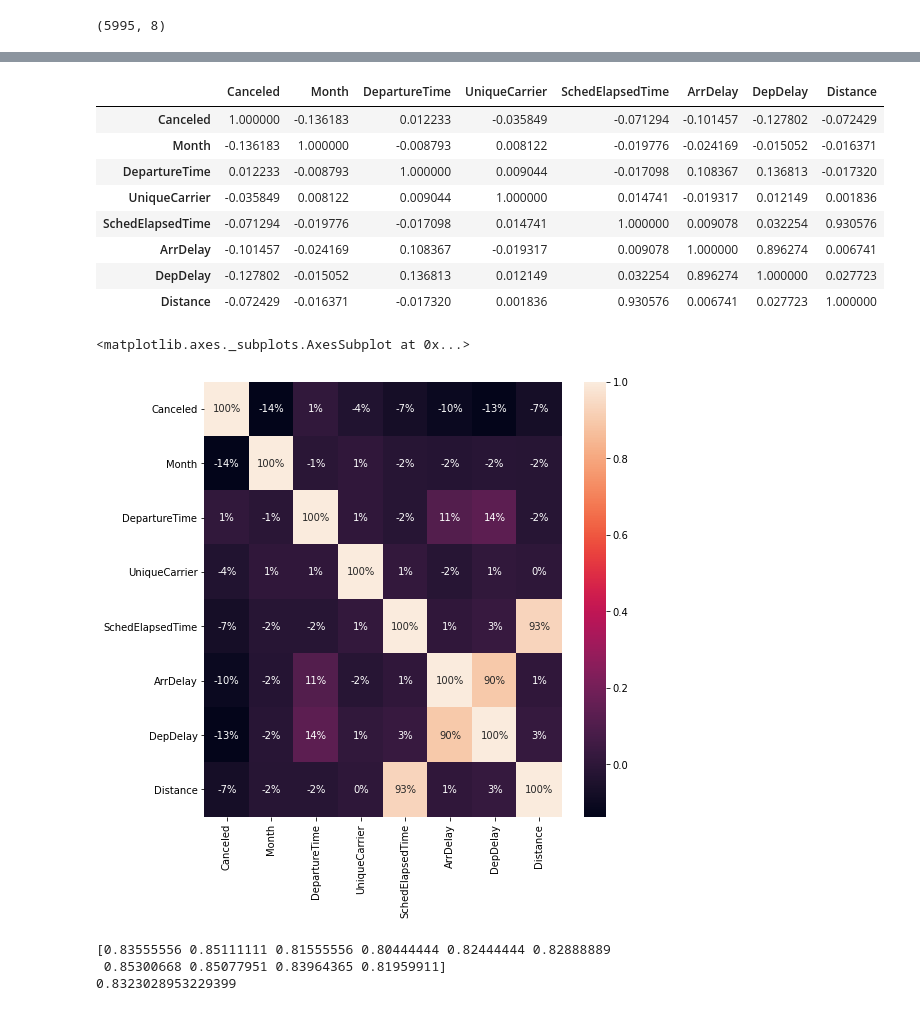
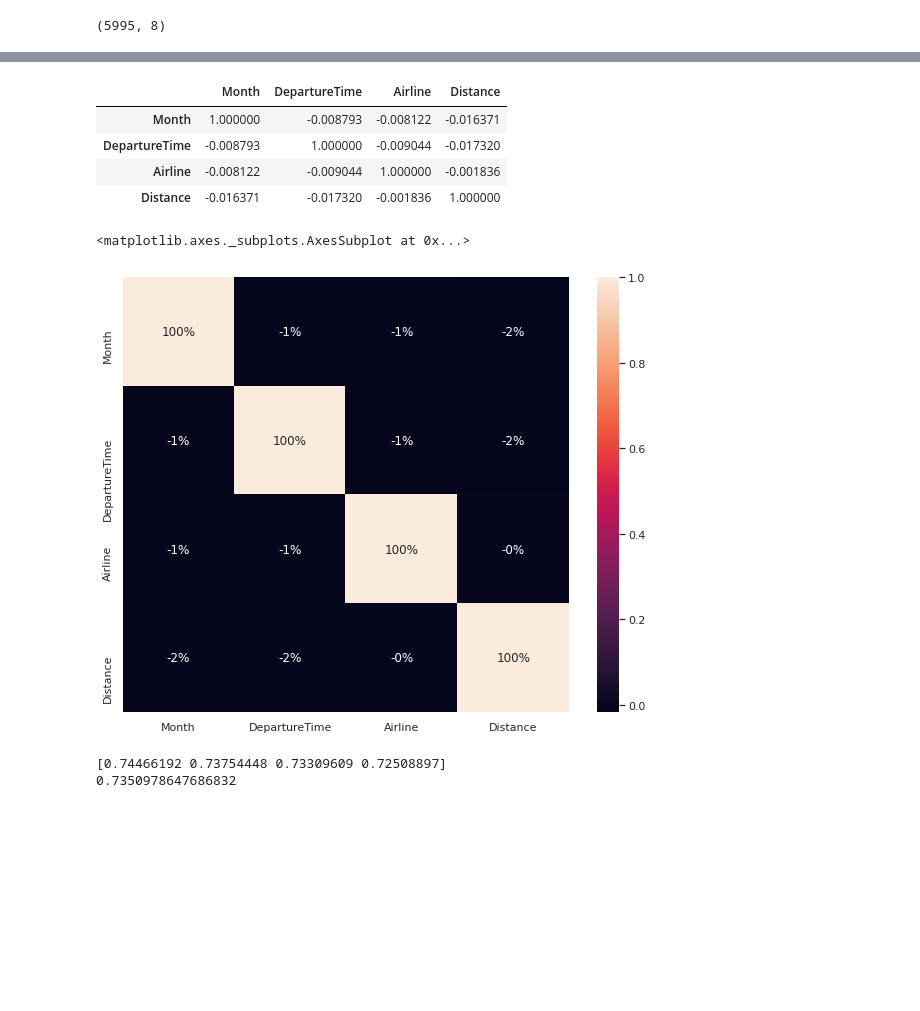
Before and after one commit to anthonylhy/Machine-Learning-Projects, a Jupyter notebook: FlightCancellationPrediction.ipynb, the cells around one changed output, grey strips where cells are left out. Cells and saved outputs as stored; diff of their text form; code cells hidden in the pictures; blank space fills up the shorter version.

```diff
--- a/FlightCancellationPrediction.ipynb
+++ b/FlightCancellationPrediction.ipynb
@@ -77,0 +144,14 @@ sns.histplot(data=df, x="UniqueCarrier", hue="Canceled",  multiple="stack", shri
+# %%
+#Visualization of the Airlines and flights
+sns.set(style="whitegrid")
+plt.figure(figsize=(9,6))
+total = float(len(df))
+ax = sns.countplot(x='Airline', hue="Flight_Status", data=df)
+plt.title('Airline_Ratio', fontsize=18)
+plt.ylabel('count', size = 12, rotation = 0)
+for p in ax.patches:
+    percentage = '{:.0f}%'.format(100 * p.get_height()/total)
+    x = p.get_x() + p.get_width() /2
+    y = p.get_height()
+    ax.annotate(percentage, (x, y),ha='center')
+plt.show()
@@ -120,5 +208,10 @@ dtype: object
+# %%
+#Replace "Airline" values into numerical value
+df['Airline'].replace(to_replace = ['United', 'Delta', 'American'], value =['2','3','4'],inplace=True)
+#convert Airline into int data type
+df["Airline"] = df["Airline"].astype(int)
 # %%
-#Encode the categorical data values - UniqueCarrier
+#Encode the Target Valuable : Flight_Status
 from sklearn.preprocessing import LabelEncoder
-labelEncoder_Y = LabelEncoder()
-df.iloc[:,3] = labelEncoder_Y.fit_transform(df.iloc[:,3].values)
+le = LabelEncoder()
+label=le.fit_transform(df['Flight_Status'])
@@ -131,3 +228,6 @@ sns.pairplot(df.iloc[:,0:8], hue='Canceled')
+# %%
+#Drop unwanted columns - 'ArrDelay'and 'DepDelay', as these two columns would not be known before actual flying day, 'ScheduleElapsedTime' highly correlates with Distance
+df.drop(['ArrDelay', 'DepDelay','SchedElapsedTime'], axis=1,inplace=True)
 # %%
 #Print the first 5 rows of new data
 df.head(5)
@@ -141,22 +241,18 @@ df.head(5)
 # %%
 #Get the coorelation of the columns
-df.iloc[:,0:8].corr()
+df.iloc[:,0:5].corr()
 # %% [output]
-|  | Canceled | Month | DepartureTime | UniqueCarrier | SchedElapsedTime | ArrDelay | DepDelay | Distance |
-| Canceled | 1.000000 | -0.136183 | 0.012233 | -0.035849 | -0.071294 | -0.101457 | -0.127802 | -0.072429 |
-| Month | -0.136183 | 1.000000 | -0.008793 | 0.008122 | -0.019776 | -0.024169 | -0.015052 | -0.016371 |
-| DepartureTime | 0.012233 | -0.008793 | 1.000000 | 0.009044 | -0.017098 | 0.108367 | 0.136813 | -0.017320 |
-| UniqueCarrier | -0.035849 | 0.008122 | 0.009044 | 1.000000 | 0.014741 | -0.019317 | 0.012149 | 0.001836 |
-| SchedElapsedTime | -0.071294 | -0.019776 | -0.017098 | 0.014741 | 1.000000 | 0.009078 | 0.032254 | 0.930576 |
-| ArrDelay | -0.101457 | -0.024169 | 0.108367 | -0.019317 | 0.009078 | 1.000000 | 0.896274 | 0.006741 |
-| DepDelay | -0.127802 | -0.015052 | 0.136813 | 0.012149 | 0.032254 | 0.896274 | 1.000000 | 0.027723 |
-| Distance | -0.072429 | -0.016371 | -0.017320 | 0.001836 | 0.930576 | 0.006741 | 0.027723 | 1.000000 |
+|  | Month | DepartureTime | Airline | Distance |
+| Month | 1.000000 | -0.008793 | -0.008122 | -0.016371 |
+| DepartureTime | -0.008793 | 1.000000 | -0.009044 | -0.017320 |
+| Airline | -0.008122 | -0.009044 | 1.000000 | -0.001836 |
+| Distance | -0.016371 | -0.017320 | -0.001836 | 1.000000 |
 # %%
 #Visualiza the coorelation
-plt.figure(figsize=(8,8))
-sns.heatmap(df.iloc[:,0:8].corr(), annot=True, fmt='.0%')
+plt.figure(figsize=(10,8))
+sns.heatmap(df.iloc[:,0:6].corr(), annot=True, fmt='.0%')
 # %% [output]
 <matplotlib.axes._subplots.AxesSubplot at 0x...>
-[figure, old version]
+[figure, new version]
 # %%
 #Split the data set into independent (X) and depedent (Y) data sets
@@ -180,12 +276,11 @@ kfold_validation = KFold(10)
 # %%
-#Logistic Regression
-from sklearn.linear_model import LogisticRegression
-log = LogisticRegression()
-result = cross_val_score(log,X_train, Y_train,cv=kfold_validation)
-print(result)
-print(np.mean(result))
+#Decision Tree Classifier
+from sklearn.tree import DecisionTreeClassifier
+tree = DecisionTreeClassifier()
+result1 = cross_val_score(tree,X_train, Y_train,cv=kfold_validation)
+print(result1)
+print(np.mean(result1))
 # %% [output]
-[0.83555556 0.85111111 0.81555556 0.80444444 0.82444444 0.82888889
- 0.85300668 0.85077951 0.83964365 0.81959911]
-0.8323028953229399
+[0.74466192 0.73754448 0.73309609 0.72508897]
+0.7350978647686832
 # %%
```
Also changed, not shown: parts of 32 cells of this notebook.
